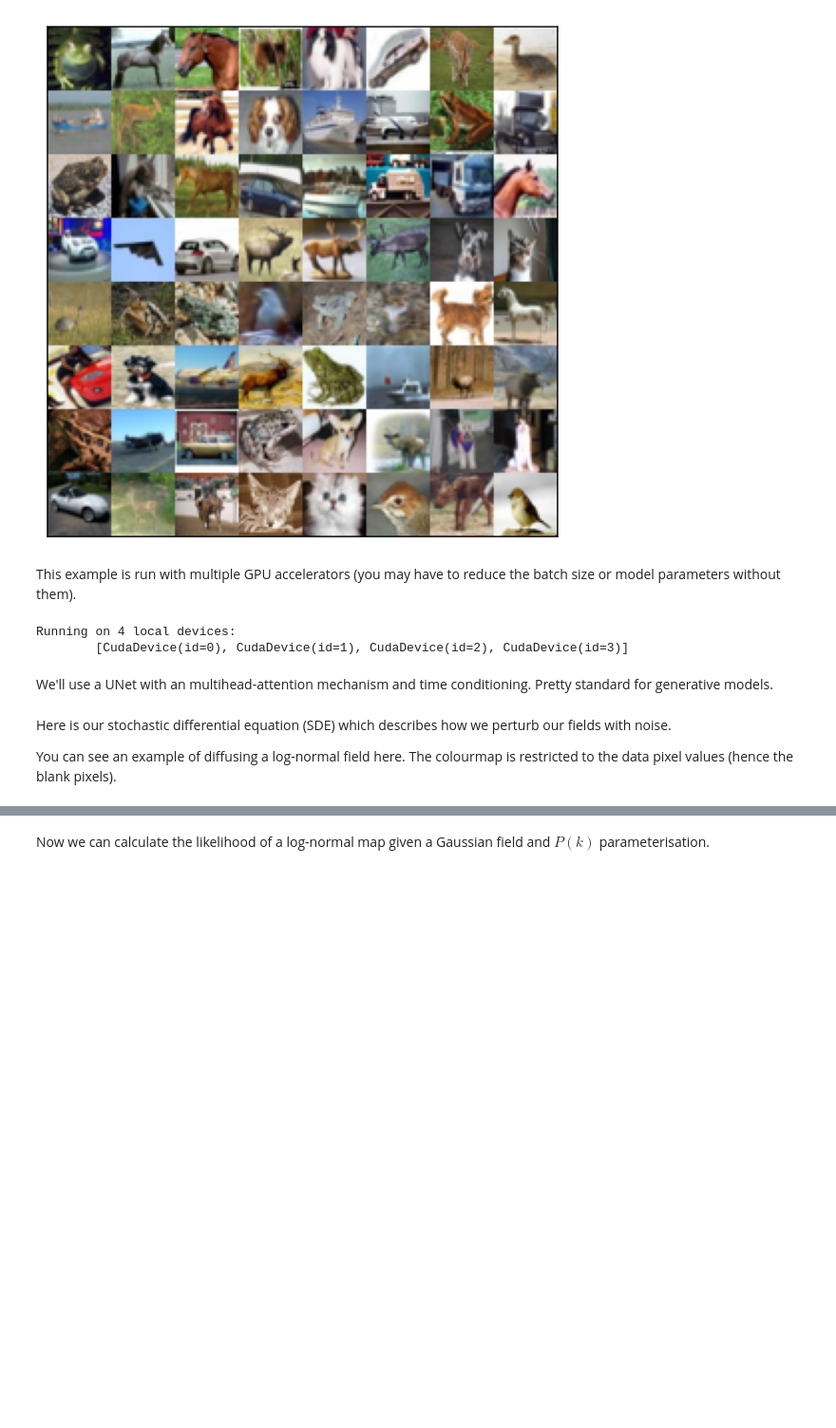
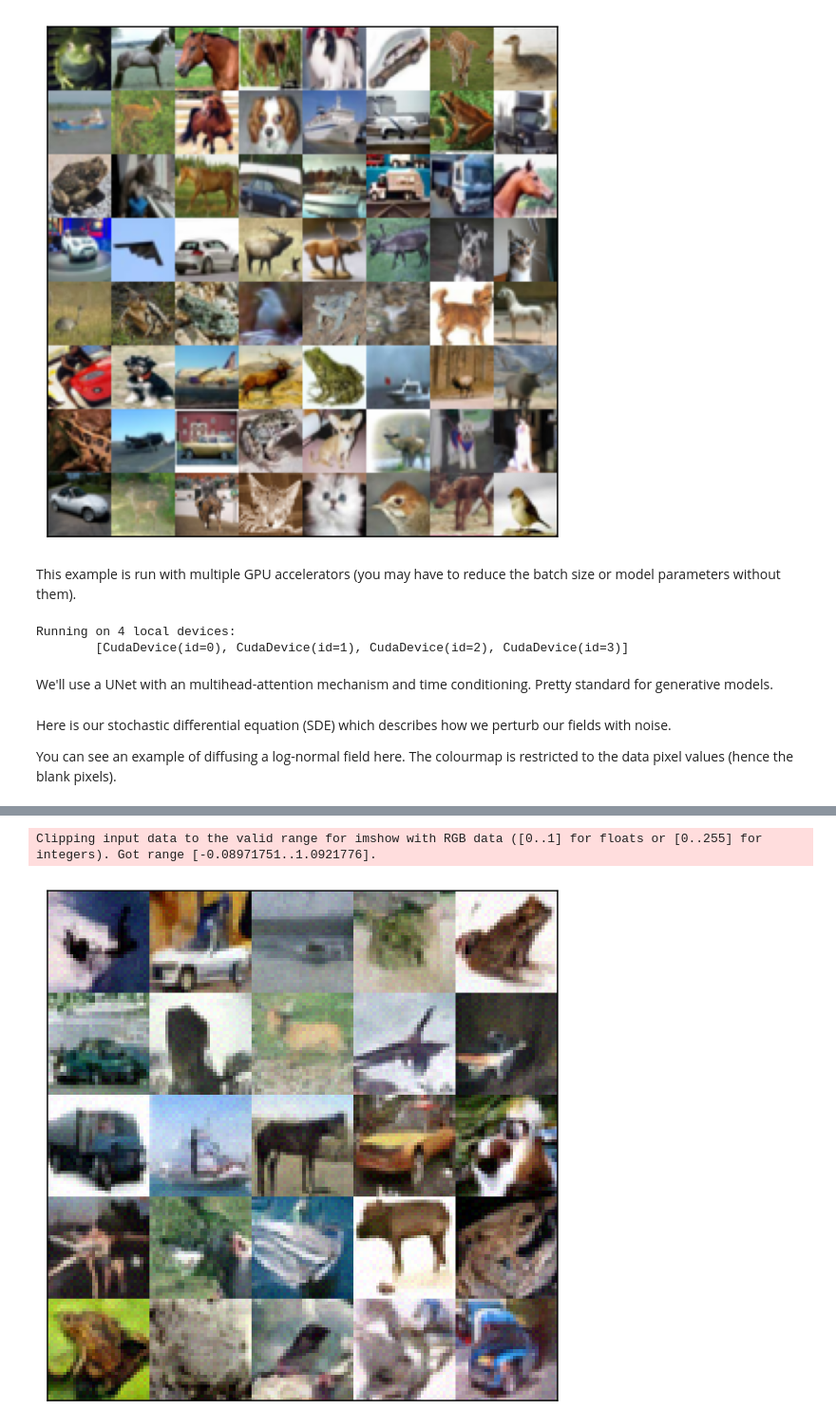
Before and after one commit to mahdi-shafiei/sbgm, a Jupyter notebook: examples/cifar10.ipynb, the cells around one changed output, grey strips where cells are left out. Shown at 95% size. Saved outputs shown, nothing was run; the diff lists cells and outputs as text; code cells hidden in the pictures; blank space fills up the shorter version.

Commit message:
updated cifar10 example, mixer model typing

```diff
--- a/examples/cifar10.ipynb
+++ b/examples/cifar10.ipynb
@@ -56,7 +52,7 @@ eu_sample             = True # Euler-Maruyama sample the SDE during training
 
 # Optimisation hyperparameters
 start_step            = 0
-n_steps               = 1_000_000
+n_steps               = 50_000
 batch_size            = 64 * n_devices
 accumulate_gradients  = True
 n_minibatches         = 4
@@ -199,2 +204,29 @@ Training SGM with a VPSDE on cifar10 dataset.
-# %% [markdown]
-Now we can calculate the likelihood of a log-normal map given a Gaussian field and $P(k)$ parameterisation.
+# %%
+from sbgm._sample import get_eu_sample_fn, get_ode_sample_fn
+
+key_Q, key_sample = jr.split(key)
+sample_keys = jr.split(key_sample, sample_size ** 2)
+
+# Sample random labels or use parameter prior for labels
+Q, A = dataset.label_fn(key_Q, sample_size ** 2)
+
+# Euler-Maruyama sampling
+sample_fn = get_eu_sample_fn(model, sde, dataset.data_shape)
+eu_sample = jax.vmap(sample_fn)(sample_keys, Q, A)
+eu_sample = dataset.process_fn.reverse(eu_sample)
+
+fig, ax = plt.subplots(dpi=150)
+ax.imshow(
+    rearrange(
+        eu_sample,
+        "(h w) c x y -> (h x) (w y) c",
+        h=sample_size, w=sample_size, x=n_pix, y=n_pix
+    )
+)
+ax.set_xticks([])
+ax.set_yticks([])
+plt.tight_layout()
+plt.show()
+# %% [output]
+Clipping input data to the valid range for imshow with RGB data ([0..1] for floats or [0..255] for integers). Got range [-0.08971751..1.0921776].
+[figure, added]
```
Also changed, not shown: parts of 8 cells of this notebook, 3 other files.
